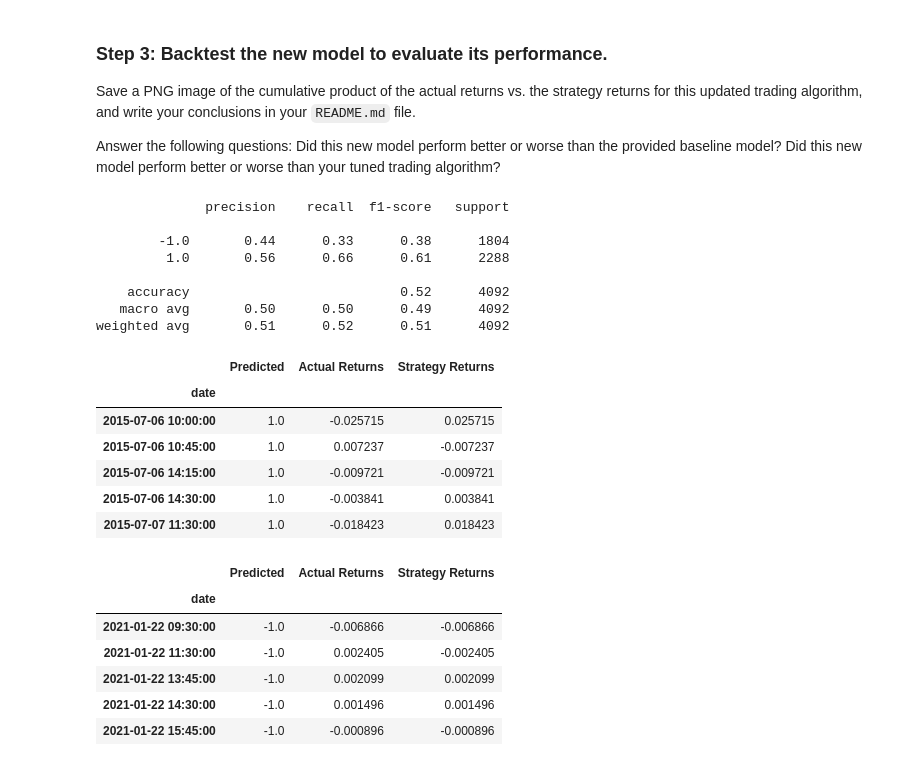
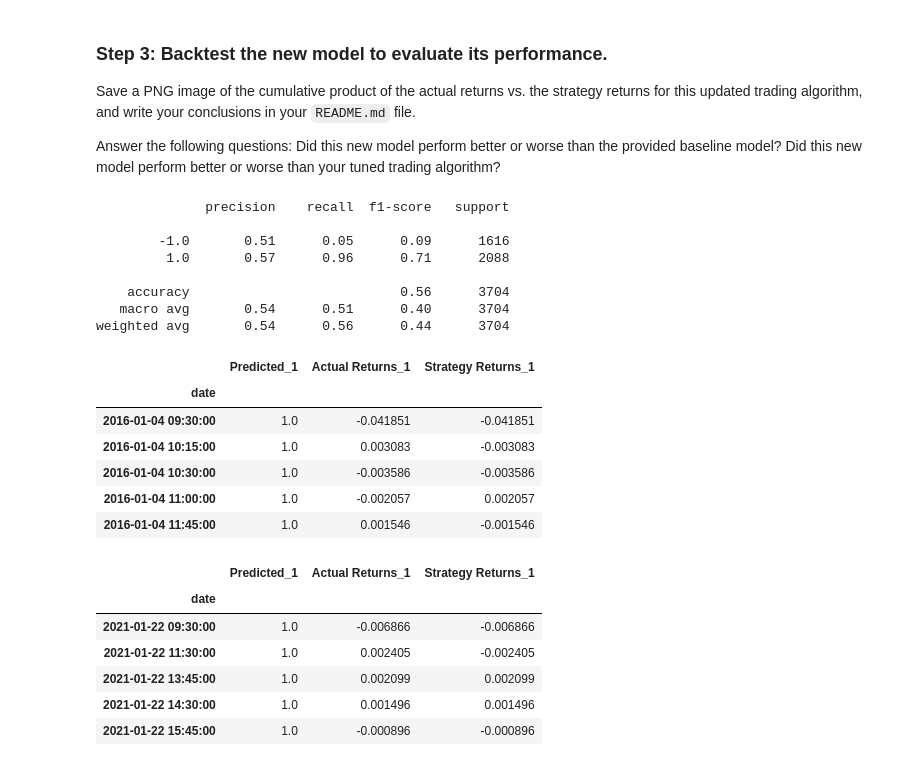
Before and after one commit to sami-naeem/Homework_Module14, a Jupyter notebook: Starter_Code/machine_learning_trading_bot.ipynb, the cells around one changed output. Saved outputs shown, nothing was run; the diff lists cells and outputs as text; code cells hidden in the pictures.

```diff
--- a/Starter_Code/machine_learning_trading_bot.ipynb
+++ b/Starter_Code/machine_learning_trading_bot.ipynb
@@ -261,7 +261,7 @@ print(training_begin)
 2015-04-02 15:00:00
 # %%
 # Select the ending period for the training data with an offset of 3 months
-training_end = X.index.min() + DateOffset(months=3)
+training_end = X.index.min() + DateOffset(months=9)
 
 # Display the training end date
 print(training_end)
@@ -468,44 +468,44 @@ print(logistic_testing_report)
 # %% [output]
               precision    recall  f1-score   support
 
-        -1.0       0.44      0.33      0.38      1804
-         1.0       0.56      0.66      0.61      2288
+        -1.0       0.51      0.05      0.09      1616
+         1.0       0.57      0.96      0.71      2088
 
-    accuracy                           0.52      4092
-   macro avg       0.50      0.50      0.49      4092
-weighted avg       0.51      0.52      0.51      4092
+    accuracy                           0.56      3704
+   macro avg       0.54      0.51      0.40      3704
+weighted avg       0.54      0.56      0.44      3704
 # %%
 # Create a new empty predictions DataFrame:
 
 # Create a predictions DataFrame
 lr_predictions_df=pd.DataFrame(index=X_test.index)
 
 # Add the SVM model predictions to the DataFrame
-lr_predictions_df["Predicted"]=logistic_regression_model_pred
+lr_predictions_df["Predicted_1"]=logistic_regression_model_pred
 
 # Add the actual returns to the DataFrame
-lr_predictions_df["Actual Returns"]=signals_df["Actual Returns"]
+lr_predictions_df["Actual Returns_1"]=signals_df["Actual Returns"]
 
 # Add the strategy returns to the DataFrame
-lr_predictions_df['Strategy Returns']=signals_df['Strategy Returns']
+lr_predictions_df['Strategy Returns_1']=signals_df['Strategy Returns']
 
 # Review the DataFrame
 display(lr_predictions_df.head())
 display(lr_predictions_df.tail())
 # %% [output]
-|  | Predicted | Actual Returns | Strategy Returns |
+|  | Predicted_1 | Actual Returns_1 | Strategy Returns_1 |
 | date |  |  |  |
-| 2015-07-06 10:00:00 | 1.0 | -0.025715 | 0.025715 |
-| 2015-07-06 10:45:00 | 1.0 | 0.007237 | -0.007237 |
-| 2015-07-06 14:15:00 | 1.0 | -0.009721 | -0.009721 |
-| 2015-07-06 14:30:00 | 1.0 | -0.003841 | 0.003841 |
-| 2015-07-07 11:30:00 | 1.0 | -0.018423 | 0.018423 |
+| 2016-01-04 09:30:00 | 1.0 | -0.041851 | -0.041851 |
+| 2016-01-04 10:15:00 | 1.0 | 0.003083 | -0.003083 |
+| 2016-01-04 10:30:00 | 1.0 | -0.003586 | -0.003586 |
+| 2016-01-04 11:00:00 | 1.0 | -0.002057 | 0.002057 |
+| 2016-01-04 11:45:00 | 1.0 | 0.001546 | -0.001546 |
-|  | Predicted | Actual Returns | Strategy Returns |
+|  | Predicted_1 | Actual Returns_1 | Strategy Returns_1 |
 | date |  |  |  |
-| 2021-01-22 09:30:00 | -1.0 | -0.006866 | -0.006866 |
-| 2021-01-22 11:30:00 | -1.0 | 0.002405 | -0.002405 |
-| 2021-01-22 13:45:00 | -1.0 | 0.002099 | 0.002099 |
-| 2021-01-22 14:30:00 | -1.0 | 0.001496 | 0.001496 |
-| 2021-01-22 15:45:00 | -1.0 | -0.000896 | -0.000896 |
+| 2021-01-22 09:30:00 | 1.0 | -0.006866 | -0.006866 |
+| 2021-01-22 11:30:00 | 1.0 | 0.002405 | -0.002405 |
+| 2021-01-22 13:45:00 | 1.0 | 0.002099 | 0.002099 |
+| 2021-01-22 14:30:00 | 1.0 | 0.001496 | 0.001496 |
+| 2021-01-22 15:45:00 | 1.0 | -0.000896 | -0.000896 |
 # %%
 # Plot the actual returns versus the strategy returns
```
Also changed, not shown: parts of 6 cells of this notebook, 4 other files.
